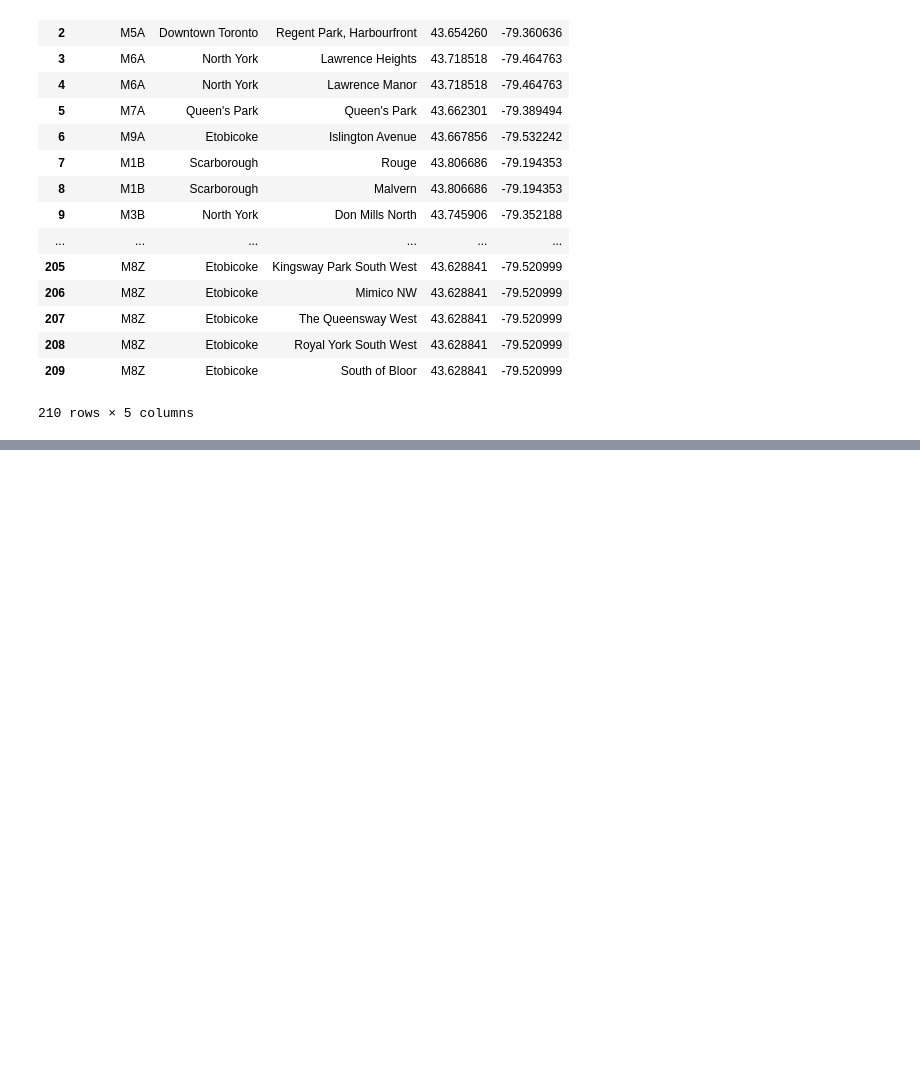
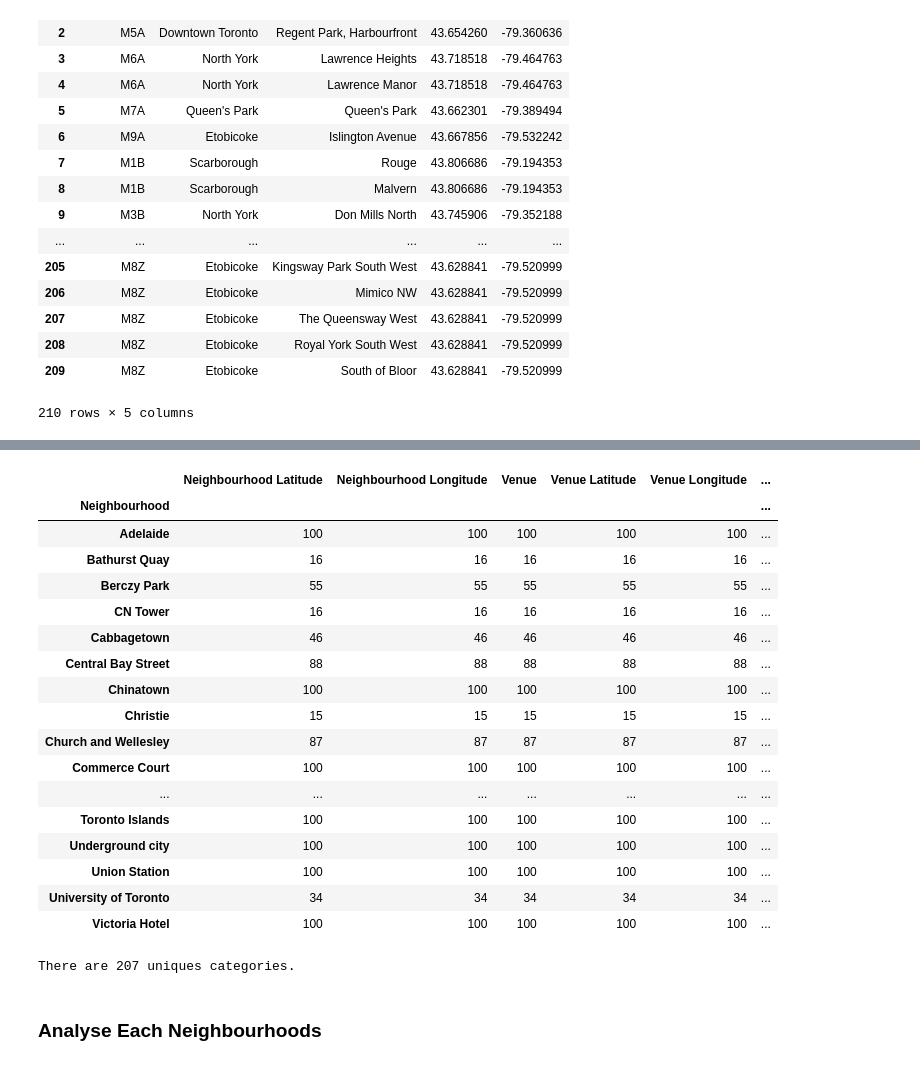
Before and after one commit to see-scen-dev/Coursera_Capstone, a Jupyter notebook: Applied Data Science Capstone - Segment & Cluster.ipynb, the cells around one changed output, grey strips where cells are left out. Drawn from its saved outputs; the diff is of its cells as text; code cells hidden in the pictures; blank space fills up the shorter version.

```diff
--- a/Applied Data Science Capstone - Segment & Cluster.ipynb
+++ b/Applied Data Science Capstone - Segment & Cluster.ipynb
@@ -179,0 +249,19 @@ df_location
+# %%
+# create map of New York using latitude and longitude values
+map_Toronto = folium.Map(location=[latitude, longitude], zoom_start=10)
+
+# add markers to map
+for lat, lng, borough, neighbourhood in zip(df_location_filtered['Latitude'], df_location_filtered['Longitude'], df_location_filtered['Borough'], df_location_filtered['Neighbourhood']):
+    label = '{}, {}'.format(neighbourhood, borough)
+    label = folium.Popup(label, parse_html=True)
+    folium.CircleMarker(
+        [lat, lng],
+        radius=5,
+        popup=label,
+        color='blue',
+        fill=True,
+        fill_color='#3186cc',
+        fill_opacity=0.7,
+        parse_html=False).add_to(map_Toronto)
+
+map_Toronto
@@ -179,0 +360,27 @@ df_location
+# %%
+venues.groupby('Neighbourhood').count()
+# %% [output]
+|  | Neighbourhood Latitude | Neighbourhood Longitude | Venue | Venue Latitude | Venue Longitude | ... |
+| Neighbourhood |  |  |  |  |  | ... |
+| Adelaide | 100 | 100 | 100 | 100 | 100 | ... |
+| Bathurst Quay | 16 | 16 | 16 | 16 | 16 | ... |
+| Berczy Park | 55 | 55 | 55 | 55 | 55 | ... |
+| CN Tower | 16 | 16 | 16 | 16 | 16 | ... |
+| Cabbagetown | 46 | 46 | 46 | 46 | 46 | ... |
+| Central Bay Street | 88 | 88 | 88 | 88 | 88 | ... |
+| Chinatown | 100 | 100 | 100 | 100 | 100 | ... |
+| Christie | 15 | 15 | 15 | 15 | 15 | ... |
+| Church and Wellesley | 87 | 87 | 87 | 87 | 87 | ... |
+| Commerce Court | 100 | 100 | 100 | 100 | 100 | ... |
+| ... | ... | ... | ... | ... | ... | ... |
+| Toronto Islands | 100 | 100 | 100 | 100 | 100 | ... |
+| Underground city | 100 | 100 | 100 | 100 | 100 | ... |
+| Union Station | 100 | 100 | 100 | 100 | 100 | ... |
+| University of Toronto | 34 | 34 | 34 | 34 | 34 | ... |
+| Victoria Hotel | 100 | 100 | 100 | 100 | 100 | ... |
+# %%
+print('There are {} uniques categories.'.format(len(venues['Venue Category'].unique())))
+# %% [output]
+There are 207 uniques categories.
+# %% [markdown]
+### Analyse Each Neighbourhoods
```
Also changed, not shown: parts of 50 cells of this notebook.
